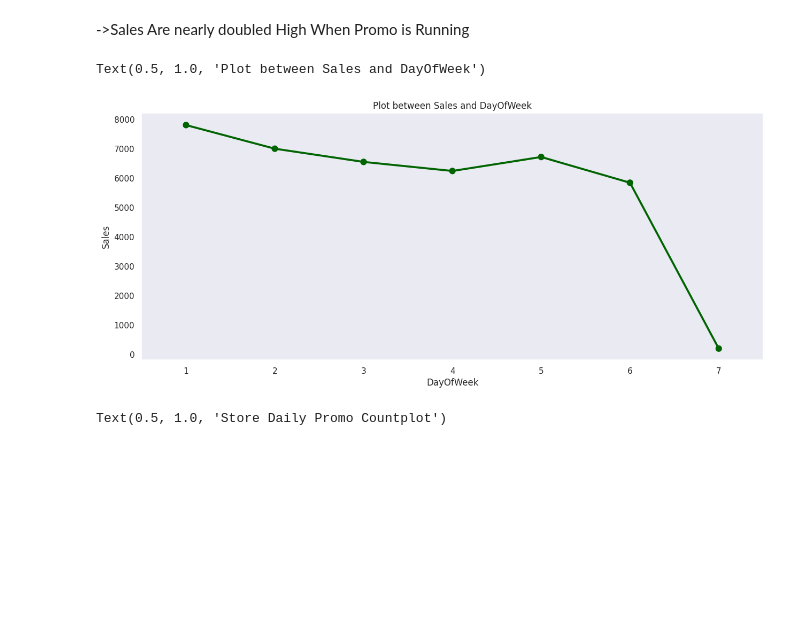
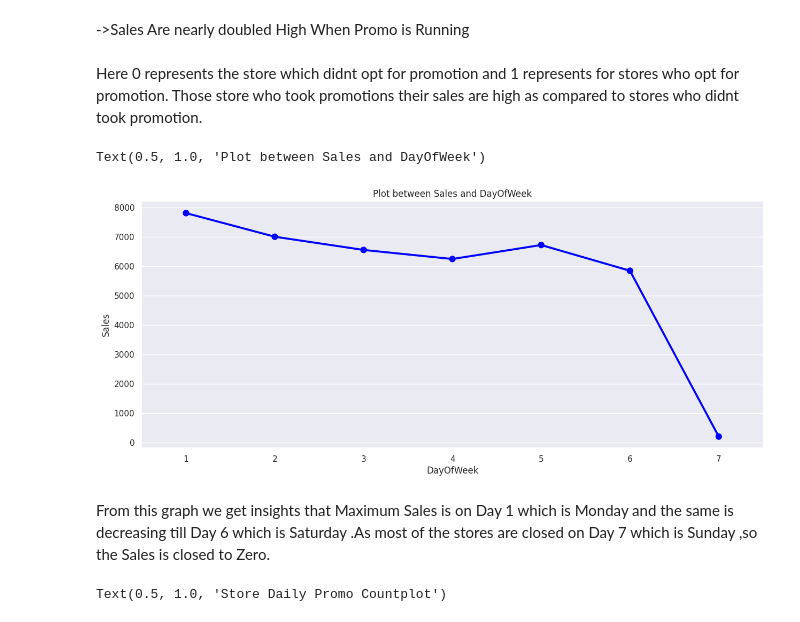
Before and after one commit to dhrisandamedhi/Retail-Sales-Prediction, a Jupyter notebook: EDA_retail_store.ipynb, the cells around one changed output. Drawn from its saved outputs; the diff is of its cells as text; code cells hidden in the pictures; blank space fills up the shorter version.

```diff
--- a/EDA_retail_store.ipynb
+++ b/EDA_retail_store.ipynb
@@ -432,14 +474,18 @@ sns.barplot(x=Promo_sales.index, y = Promo_sales['Sales'], palette='viridis')
 [figure]
 # %% [markdown]
 ->Sales Are nearly doubled High When Promo is Running
+# %% [markdown]
+Here 0 represents the store which didnt opt for promotion and 1 represents for stores who opt for promotion. Those store who took promotions their sales are high as compared to stores who didnt took promotion.
 # %%
 plt.figure(figsize=(15,6))
-sns.pointplot(x= 'DayOfWeek', y= 'Sales', data=store_train,color='darkgreen')
+sns.pointplot(x= 'DayOfWeek', y= 'Sales', data=store_train,color='blue')
 sns.set_style("dark")
 plt.title('Plot between Sales and DayOfWeek')
 # %% [output]
 Text(0.5, 1.0, 'Plot between Sales and DayOfWeek')
-[figure, old version]
+[figure, new version]
+# %% [markdown]
+From this graph we get insights that Maximum Sales is on Day 1 which is Monday and the same is decreasing till Day 6 which is Saturday .As most of the stores are closed on Day 7 which is Sunday ,so the Sales is closed to Zero.
 # %%
 plt.figure(figsize=(15, 8))
 sns.countplot(x= 'DayOfWeek', hue='Promo', data= store_train, palette='viridis')
```
Also changed, not shown: parts of 172 cells of this notebook.
